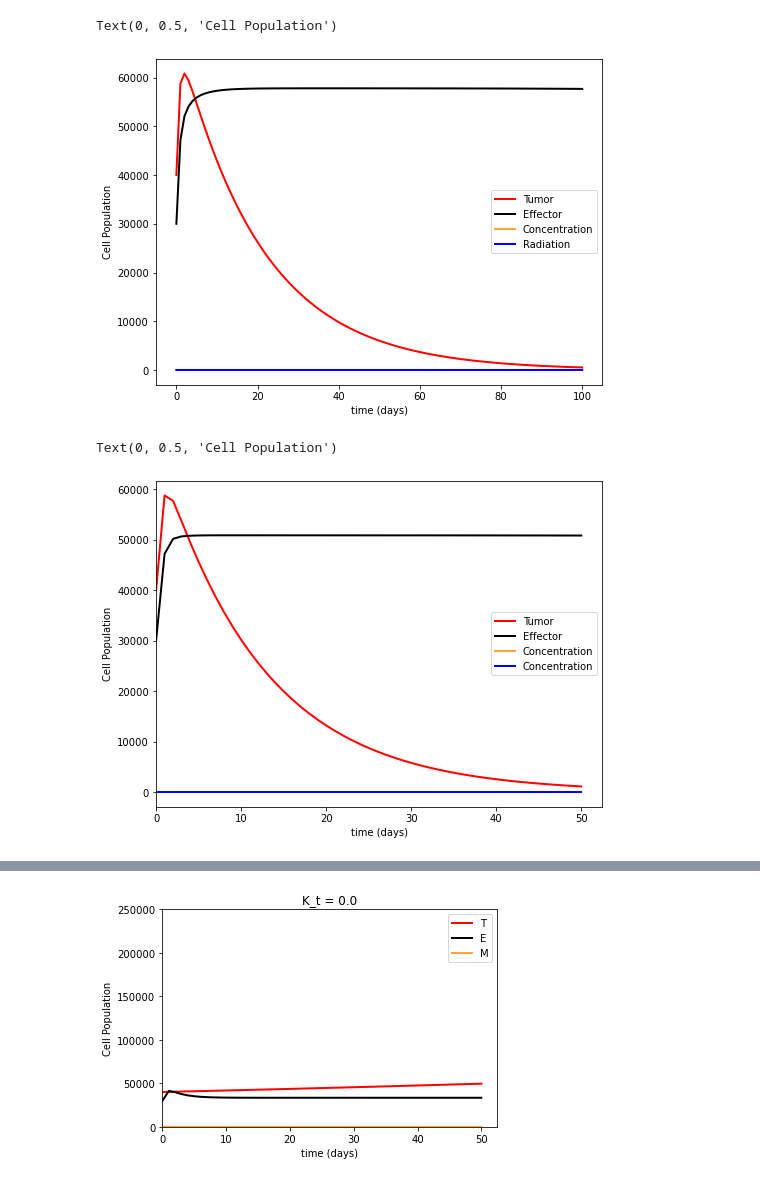
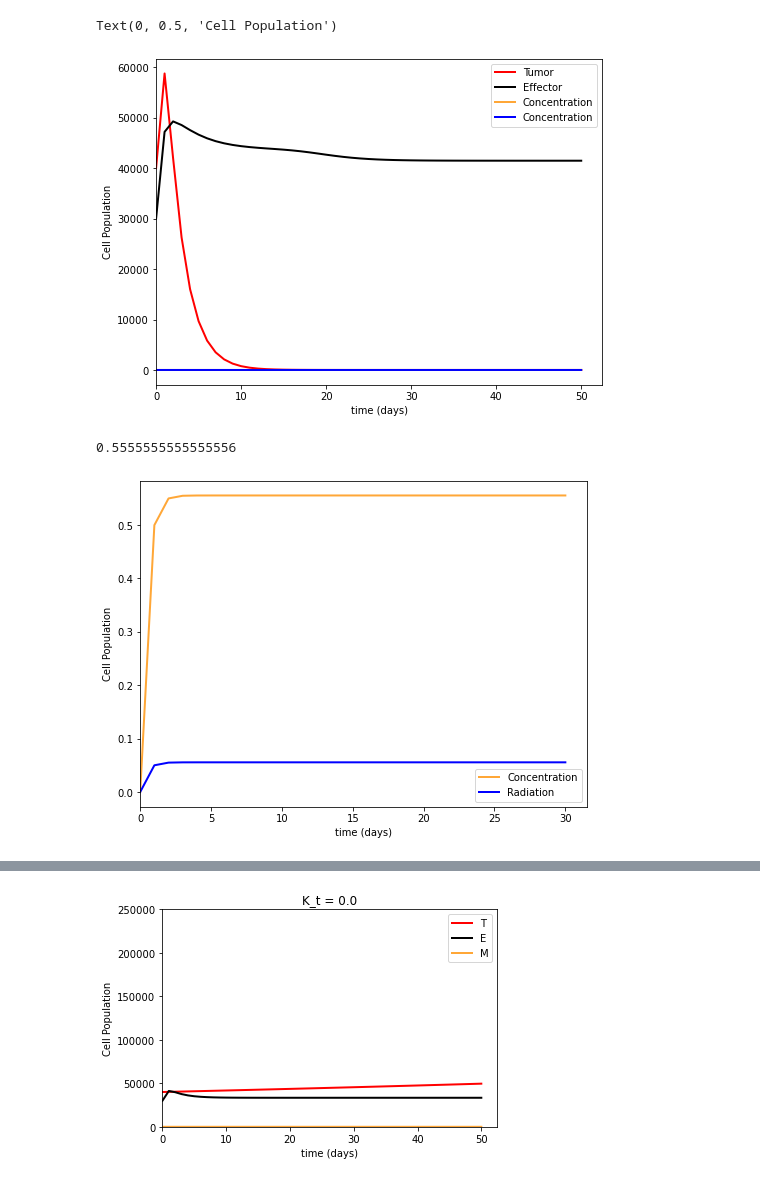
Before and after one commit to CSCI-4314-Final-Project/rk4-solver, a Jupyter notebook: tumor_rk4_simulation_presentation-radiation.ipynb, the cells around one changed output, grey strips where cells are left out. Drawn from its saved outputs; the diff is of its cells as text; code cells hidden in the pictures.

Commit message:
Radiation model ready to be sanity checked

```diff
--- a/tumor_rk4_simulation_presentation-radiation.ipynb
+++ b/tumor_rk4_simulation_presentation-radiation.ipynb
@@ -75,7 +75,7 @@ def tumor_effector_chemo_forward_integrate(initial_conditions, params, t):
         R.append(Rt)
     return T, E, M, R
 # %%
-def chemo_forward_integrate(initial_conditions, params, t):
+def chemo_radiation_forward_integrate(initial_conditions, params, t):
     """
     Forward integrates just the chemotherapy model
 
@@ -92,13 +92,15 @@ def chemo_forward_integrate(initial_conditions, params, t):
     np.array, np.array, np.array
         Returns a numpy array of M arrays.
     """
-    M0 = initial_conditions
-    M = [M0]
+    M0, R0 = initial_conditions
+    M, R = [M0], [R0]
 
-    gamma, V_m = params
+    gamma, V_m, rho, V_R = params
     dt = t[1] - t[0]
 
     for _ in t[1:]:
         Mt = M[-1] + (-gamma*M[-1] + V_m)*dt
+        Rt = R[-1] + (-rho*R[-1] + V_R)*dt
         M.append(Mt)
-    return M
+        R.append(Rt)
+    return M, R
@@ -173,14 +233,15 @@ mu = 4.12e-2
 gamma = 0.9
 rho = 0.5
 h = 2.02e1
-K_t = 0.79
+K_t_m = 1.2
+K_t_r = 0.7
 K_e = 0.6
-V_m = 0.5 # Rate of concentration of chemotherapy
-V_R = 0.05
-params = p, r, b, a, g, s, m, mu, gamma, rho, h, K_t, K_e, V_m, V_R
+V_m = 0.6 # Rate of concentration of chemotherapy
+V_r = 0.05
+params = p, r, b, a, g, s, m, mu, gamma, rho, h, K_t_m, K_t_r, K_e, V_m, V_R
 
 # Timesteps in days
-t_max = 100
+t_max = 50
 dt = 1
 t = np.linspace(0, t_max, int(t_max/dt) + 1)
 
@@ -199,66 +260,52 @@ T,E,M,R = results
 plt.plot(t,T,label='Tumor',color=colors['T'],linewidth=2)
 plt.plot(t,E,label='Effector',color=colors['E'],linewidth=2)
 plt.plot(t,M,label='Concentration',color=colors['M'],linewidth=2)
-plt.plot(t,R,label='Radiation',color=colors['R'],linewidth=2)
+plt.plot(t,R,label='Concentration',color=colors['R'],linewidth=2)
 
 # Make the plot attractive
 ax.legend(loc='best')
+ax.set_xlim(left=0)
 ax.set_xlabel('time (days)')
 ax.set_ylabel('Cell Population')
 # %% [output]
 Text(0, 0.5, 'Cell Population')
-[figure, old version]
+[figure, new version]
 # %%
-T0 = 40000
-E0 = 30000
-M0 = 0
-R0 = 0
-initial_conditions = (T0, E0, M0, R0)
+M0 = 0.0
+R0 = 0.0
+initial_conditions = (M0, R0)
 
-p = 0.015
-r = 0.47 # Rate of tumor growth
-b = 10e-9
-a = 3.41e-10
-g = 10e5
-s = 1.2e4
-m = 2e-11
-mu = 4.12e-2
 gamma = 0.9
-rho = 0.5
-h = 2.02e1
-K_t = 0.8
-K_e = 0.6
-V_m = 0.6 # Rate of concentration of chemotherapy
-V_r = 0.
-params = p, r, b, a, g, s, m, mu, gamma, rho, h, K_t, K_e, V_m, V_R
+V_m = 0.5 # Rate of concentration of chemotherapy
+rho = 0.9
+V_R = 0.05
+
+params = gamma, V_m, rho, V_R
 
 # Timesteps in days
-t_max = 50
+t_max = 30
 dt = 1
 t = np.linspace(0, t_max, int(t_max/dt) + 1)
 
-results = tumor_effector_chemo_forward_integrate(initial_conditions, params, t)
+results = chemo_radiation_forward_integrate(initial_conditions, params, t)
 
 # Plot Results
 colors = {
-'T':'red',
-'E':'black',
 'M':'#FFA737',
 'R': 'blue'}
 
 # Set up the axes
 fig, ax = plt.subplots(figsize=(8,6), nrows=1,ncols=1)
-T,E,M,R = results
-plt.plot(t,T,label='Tumor',color=colors['T'],linewidth=2)
-plt.plot(t,E,label='Effector',color=colors['E'],linewidth=2)
+M, R = results
 plt.plot(t,M,label='Concentration',color=colors['M'],linewidth=2)
-plt.plot(t,R,label='Concentration',color=colors['R'],linewidth=2)
+plt.plot(t,R,label='Radiation',color=colors['R'],linewidth=2)
 
 # Make the plot attractive
 ax.legend(loc='best')
 ax.set_xlim(left=0)
 ax.set_xlabel('time (days)')
 ax.set_ylabel('Cell Population')
+print(np.max(M))
 # %% [output]
-Text(0, 0.5, 'Cell Population')
+0.5555555555555556
-[figure, old version]
+[figure, new version]
```
Also changed, not shown: parts of 4 cells of this notebook.
